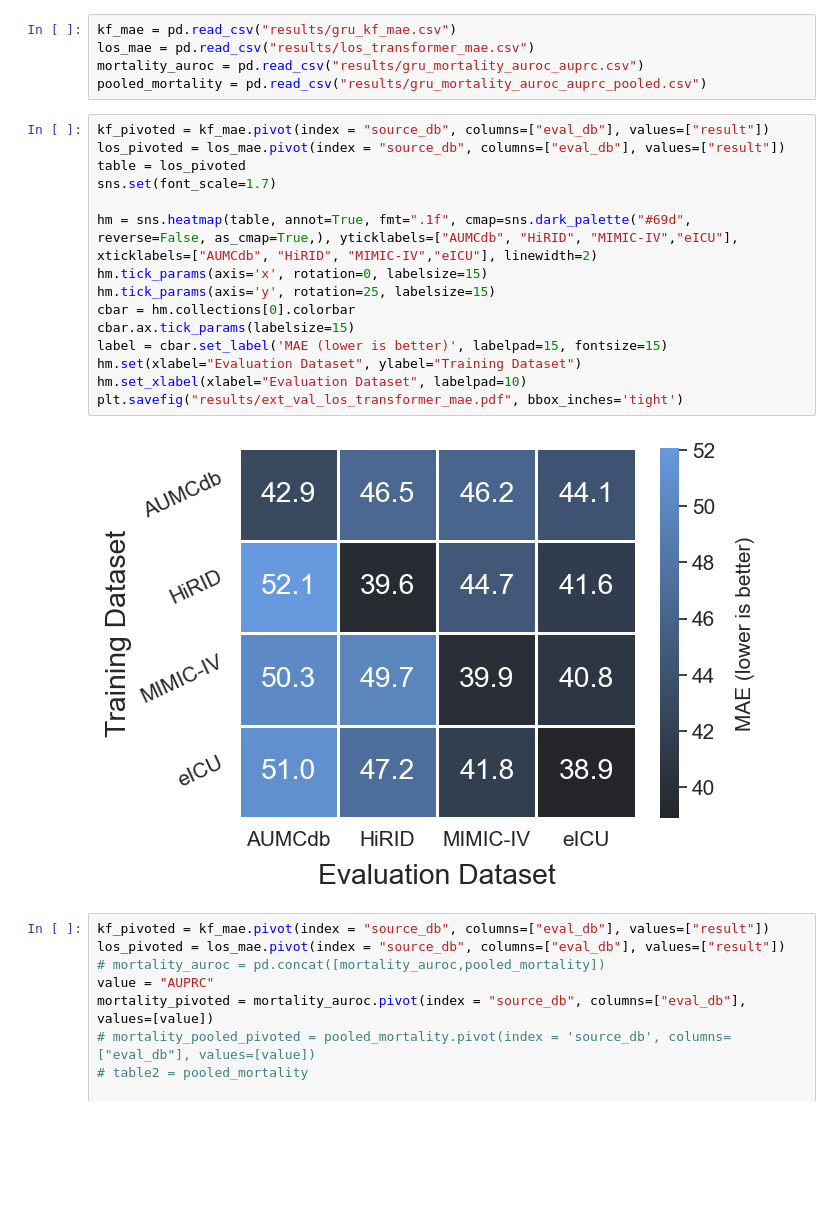
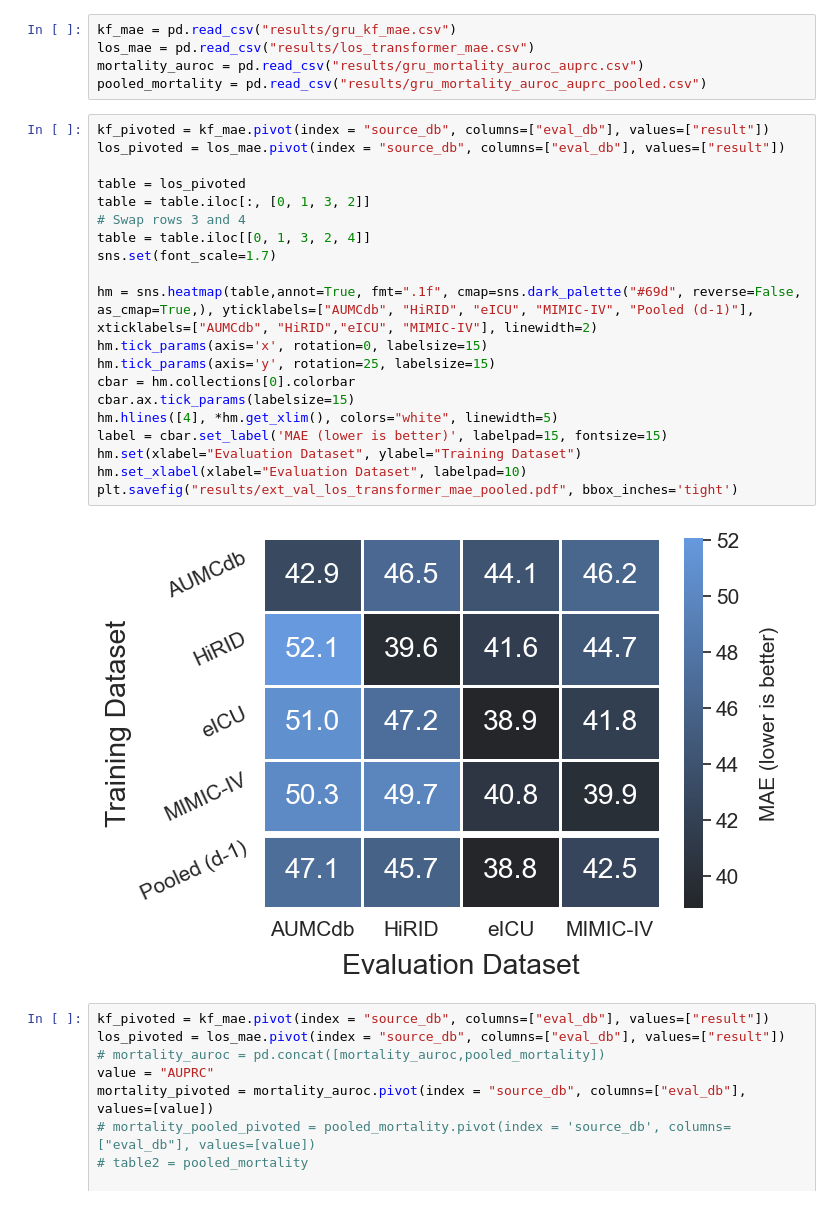
Before and after one commit to rvandewater/YAIB, a Jupyter notebook: paper_graphs.ipynb, the cells around one changed output. Drawn from its saved outputs; the diff is of its cells as text; blank space fills up the shorter version.

Commit message:
small adjustments to graph

```diff
--- a/paper_graphs.ipynb
+++ b/paper_graphs.ipynb
@@ -11,20 +11,25 @@ pooled_mortality = pd.read_csv("results/gru_mortality_auroc_auprc_pooled.csv")
 # %%
 kf_pivoted = kf_mae.pivot(index = "source_db", columns=["eval_db"], values=["result"])
 los_pivoted = los_mae.pivot(index = "source_db", columns=["eval_db"], values=["result"])
+
 table = los_pivoted
+table = table.iloc[:, [0, 1, 3, 2]]
+# Swap rows 3 and 4
+table = table.iloc[[0, 1, 3, 2, 4]]
 sns.set(font_scale=1.7)
 
-hm = sns.heatmap(table, annot=True, fmt=".1f", cmap=sns.dark_palette("#69d", reverse=False, as_cmap=True,), yticklabels=["AUMCdb", "HiRID", "MIMIC-IV","eICU"], xticklabels=["AUMCdb", "HiRID", "MIMIC-IV","eICU"], linewidth=2)
+hm = sns.heatmap(table,annot=True, fmt=".1f", cmap=sns.dark_palette("#69d", reverse=False, as_cmap=True,), yticklabels=["AUMCdb", "HiRID", "eICU", "MIMIC-IV", "Pooled (d-1)"], xticklabels=["AUMCdb", "HiRID","eICU", "MIMIC-IV"], linewidth=2)
 hm.tick_params(axis='x', rotation=0, labelsize=15)
 hm.tick_params(axis='y', rotation=25, labelsize=15)
 cbar = hm.collections[0].colorbar
 cbar.ax.tick_params(labelsize=15)
+hm.hlines([4], *hm.get_xlim(), colors="white", linewidth=5)
 label = cbar.set_label('MAE (lower is better)', labelpad=15, fontsize=15)
 hm.set(xlabel="Evaluation Dataset", ylabel="Training Dataset")
 hm.set_xlabel(xlabel="Evaluation Dataset", labelpad=10)
-plt.savefig("results/ext_val_los_transformer_mae.pdf", bbox_inches='tight')
+plt.savefig("results/ext_val_los_transformer_mae_pooled.pdf", bbox_inches='tight')
 # %% [output]
-[figure, old version]
+[figure, new version]
 # %%
 kf_pivoted = kf_mae.pivot(index = "source_db", columns=["eval_db"], values=["result"])
 los_pivoted = los_mae.pivot(index = "source_db", columns=["eval_db"], values=["result"])
```
